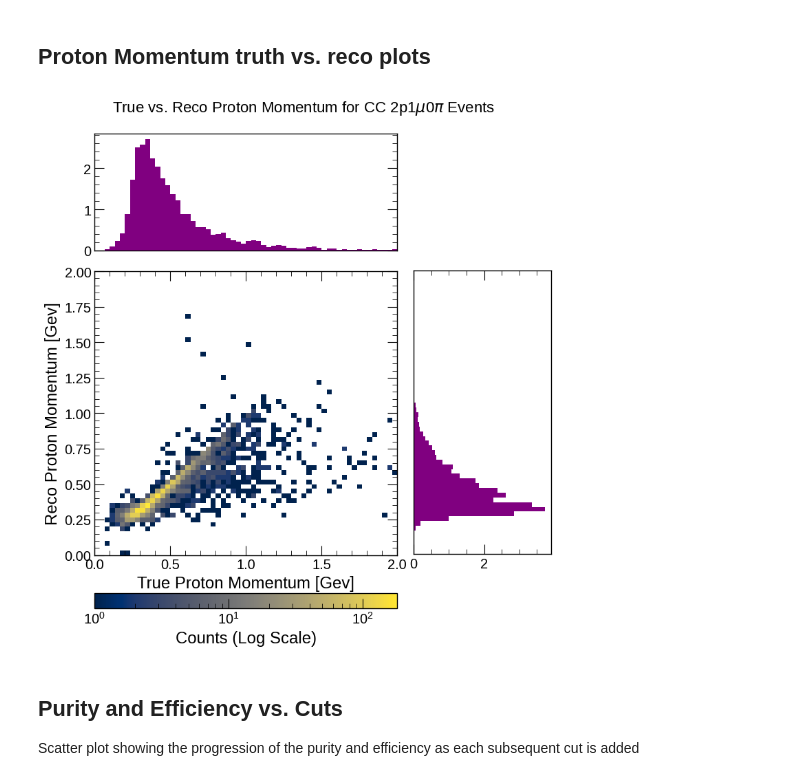
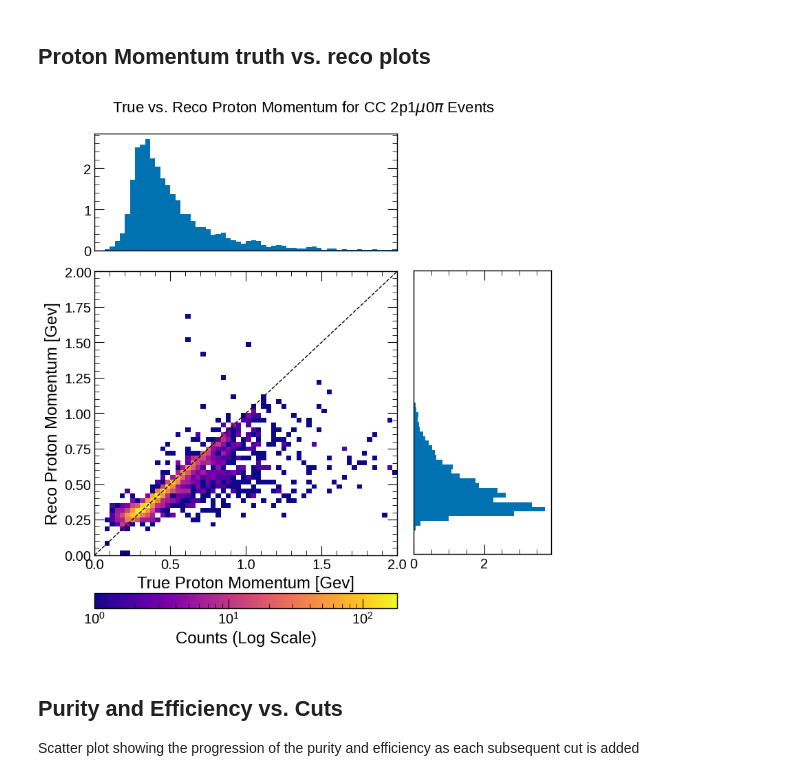
Before and after one commit to ZaeMoore/2x2_CAF, a Jupyter notebook: minirun/caf_analysis.ipynb, the cells around one changed output. Drawn from its saved outputs; the diff is of its cells as text; code cells hidden in the pictures.

```diff
--- a/minirun/caf_analysis.ipynb
+++ b/minirun/caf_analysis.ipynb
@@ -77,7 +77,7 @@ def reco_cuts(pdg, p, x_end, y_end, z_end, minerva_track_end_z):
     npions = 0
 
     for part in range(len(pdg)):
-        if pdg[part] == 2212: #and p[part] > 0.3:
+        if pdg[part] == 2212 and p[part] > 0.3:
             if is_contained(x_end[part], y_end[part], z_end[part]):
                 nprotons += 1
         if pdg[part] == 13 or pdg[part] == -13:
@@ -160,12 +160,14 @@ true_px = []
 true_py = []
 true_pz = []
 true_proton_rank = []
+true_cut = []
 reco_pdg = []
 reco_pmag = []
 reco_px = []
 reco_py = []
 reco_pz = []
 reco_proton_rank = []
+reco_cut = []
 
 # Arrays to save information on whether each event passes reco and true cuts,
 # and the type of event it is
@@ -238,6 +240,9 @@ for i in range(n_events):
     xp_track = []
     yp_track = []
     zp_track = []
+    xp_track_reco = []
+    yp_track_reco = []
+    zp_track_reco = []
 
     # Do the reco event and matching truth event pass the cuts?
     reco_passes = reco_cuts(
@@ -287,6 +292,8 @@ for i in range(n_events):
             reco_py.append(reco_p_y_ev[part])
             reco_pz.append(reco_p_z_ev[part])
 
+            true_cut.append(truth_passes)
+            reco_cut.append(reco_passes)
 
         true_pid.append(true_pdg_ev[part])
         reco_pid.append(reco_pdg_ev[part])
@@ -299,7 +306,6 @@ for i in range(n_events):
                 # particle is both true and reco proton
                 hist_proton_truep.append(true_p_mag_ev[part])
                 hist_proton_recop.append(reco_p_mag_ev[part])
-
 
     if len(zp_track) == 2:
         # Compare angles for every combination of truth protons in events
@@ -344,11 +350,13 @@ df = pd.DataFrame({
     "true_px": true_px,
     "true_py": true_py,
     "true_pz": true_pz,
+    "truth_passes": true_cut,
     "reco_pdg": reco_pdg,
     "reco_pmag": reco_pmag,
     "reco_px": reco_px,
     "reco_py": reco_py,
     "reco_pz": reco_pz,
+    "reco_passes": reco_cut,
 })
 
 # --- True proton rank (1 = highest momentum in that event) ---
@@ -736,33 +751,34 @@ Neutrino momentum cutoff:  5.6000000000000005
 # %%
 #2D histogram with 1D projections
 fig = plt.figure(figsize=(8,10))
 left, width, bottom, height = 0.12, 0.55, 0.12, 0.55
 bottom_h = left_h = left + width + 0.03
 #Dimensions
 dim_2dhist = [left, bottom, width, height] #Dimensions of 2d hist
 dim_1dhistx = [left, bottom_h, width, 0.17] #Dimensions of 1d x hist
 dim_1dhisty = [left_h, bottom + 0.139, 0.25, height-0.138] #Dimensions of 1d y hist
 #Make the plots
 ax2dhist = plt.axes(dim_2dhist) #2d hist plot
 ax1dhistx = plt.axes(dim_1dhistx) #1d x hist plot
 ax1dhisty = plt.axes(dim_1dhisty) #1d y hist plot
 #Plot histograms
-_,_,_,im =ax2dhist.hist2d(hist_proton_truep, hist_proton_recop, bins=60, range=((0,2),(0,2)), norm=colors.LogNorm())
-ax1dhistx.hist(true_proton_p, bins=60, range=(0,2), density=True, color='purple')
-ax1dhisty.hist(reco_proton_p, bins=60, range=(0,2), density=True, orientation='horizontal', color='purple')
+_,_,_,im =ax2dhist.hist2d(hist_proton_truep, hist_proton_recop, bins=60, range=((0,2),(0,2)), norm=colors.LogNorm(), cmap='plasma')
+ax1dhistx.hist(true_proton_p, bins=60, range=(0,2), density=True, color='#0072B2')
+ax1dhisty.hist(reco_proton_p, bins=60, range=(0,2), density=True, orientation='horizontal', color='#0072B2')
 ax1dhistx.set_xlim(0,2)
 ax1dhisty.set_ylim(0,2)
 #Make it pretty
 ax2dhist.set_xlabel("True Proton Momentum [Gev]")
 ax2dhist.set_ylabel("Reco Proton Momentum [Gev]")
 ax1dhistx.get_xaxis().set_visible(False)
 ax1dhisty.get_yaxis().set_visible(False)
+ax2dhist.plot([0, 2], [0, 2], color="black", linestyle="--", linewidth=1, label="y = x")
 cbar = plt.colorbar(im, ax=ax2dhist, pad=0.1, location='bottom')
 cbar.set_label('Counts (Log Scale)')
 plt.suptitle("True vs. Reco Proton Momentum for CC 2p1$\mu$0$\pi$ Events", y=0.92, fontsize=16)
 plt.show()
 # %% [output]
-[figure, old version]
+[figure, new version]
 # %% [markdown]
 ## Purity and Efficiency vs. Cuts
 
```
Also changed, not shown: parts of 17 cells of this notebook, 3 other files.
